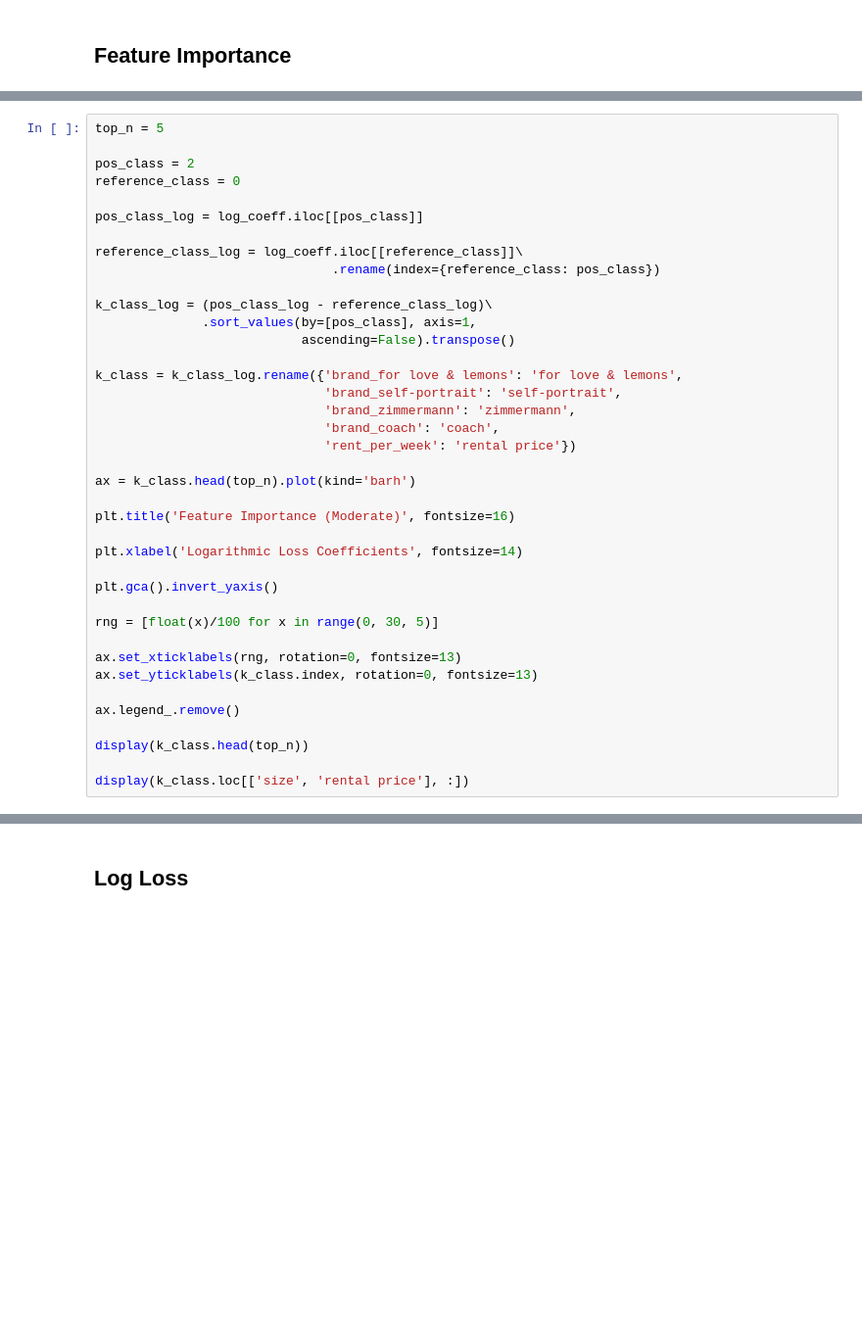
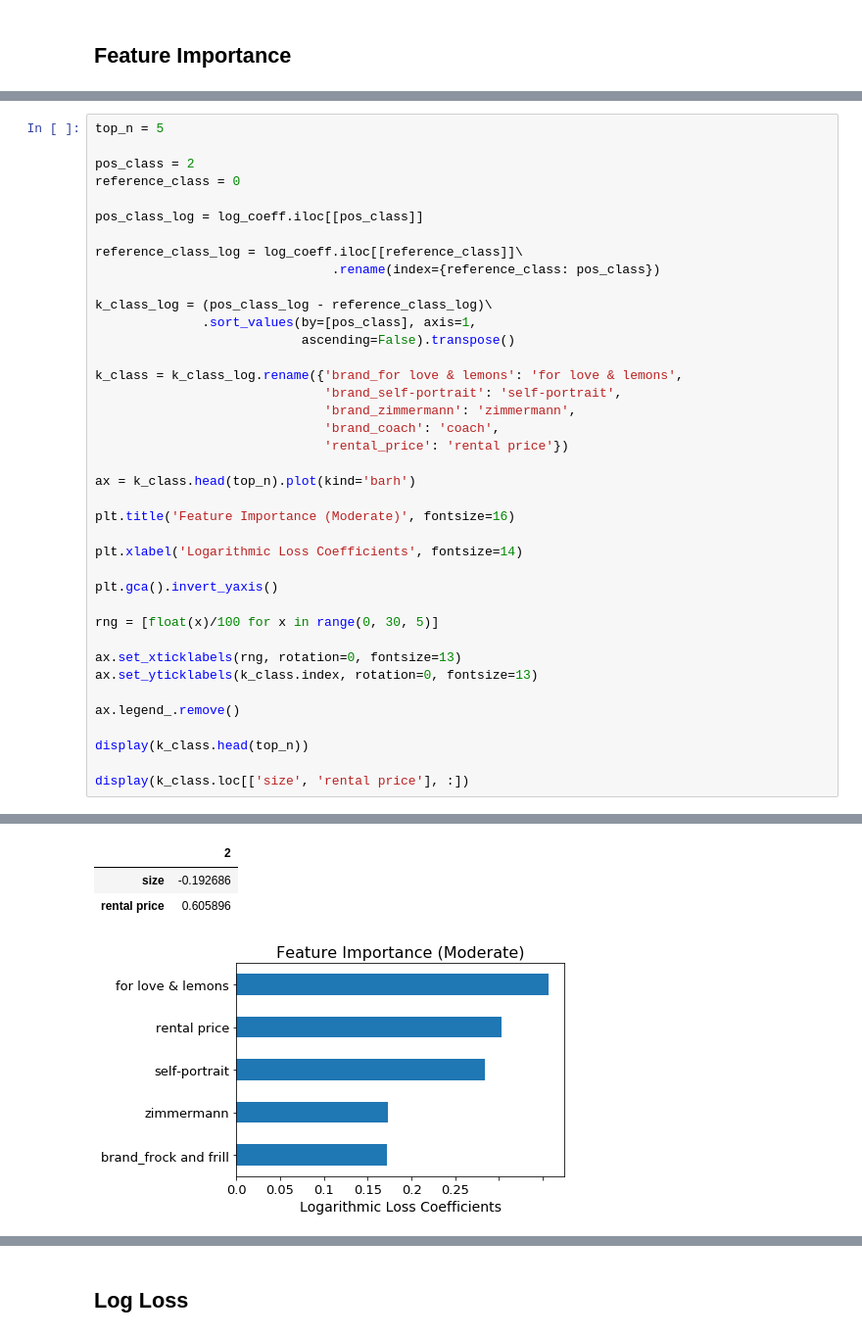
Before and after one commit to ecampana/borrow-my-style, a Jupyter notebook: model-performance.ipynb, the cells around one changed output, grey strips where cells are left out. Shown at 98% size. Cells and saved outputs as stored; diff of their text form; blank space fills up the shorter version.

```diff
--- a/model-performance.ipynb
+++ b/model-performance.ipynb
@@ -695,7 +707,7 @@ k_class = k_class_log.rename({'brand_for love & lemons': 'for love & lemons',
                               'brand_self-portrait': 'self-portrait',
                               'brand_zimmermann': 'zimmermann',
                               'brand_coach': 'coach',
-                              'rent_per_week': 'rental price'})
+                              'rental_price': 'rental price'})
 
 ax = k_class.head(top_n).plot(kind='barh')
 
@@ -715,3 +727,4 @@ ax.legend_.remove()
 display(k_class.head(top_n))
 
 display(k_class.loc[['size', 'rental price'], :])
+# %% [output]
@@ -718,3 +737,7 @@ display(k_class.loc[['size', 'rental price'], :])
+|  | 2 |
+| size | -0.192686 |
+| rental price | 0.605896 |
+[figure, added]
 # %%
 top_n = 5
 
```
Also changed, not shown: parts of 21 cells of this notebook, 1 other file.
